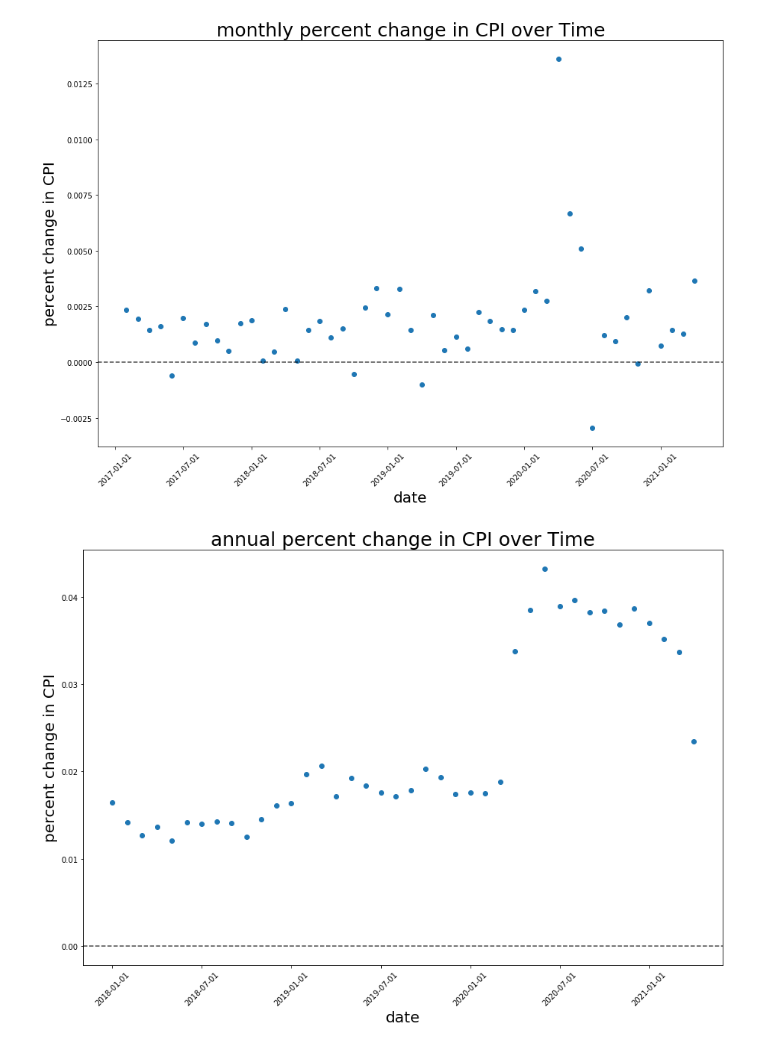
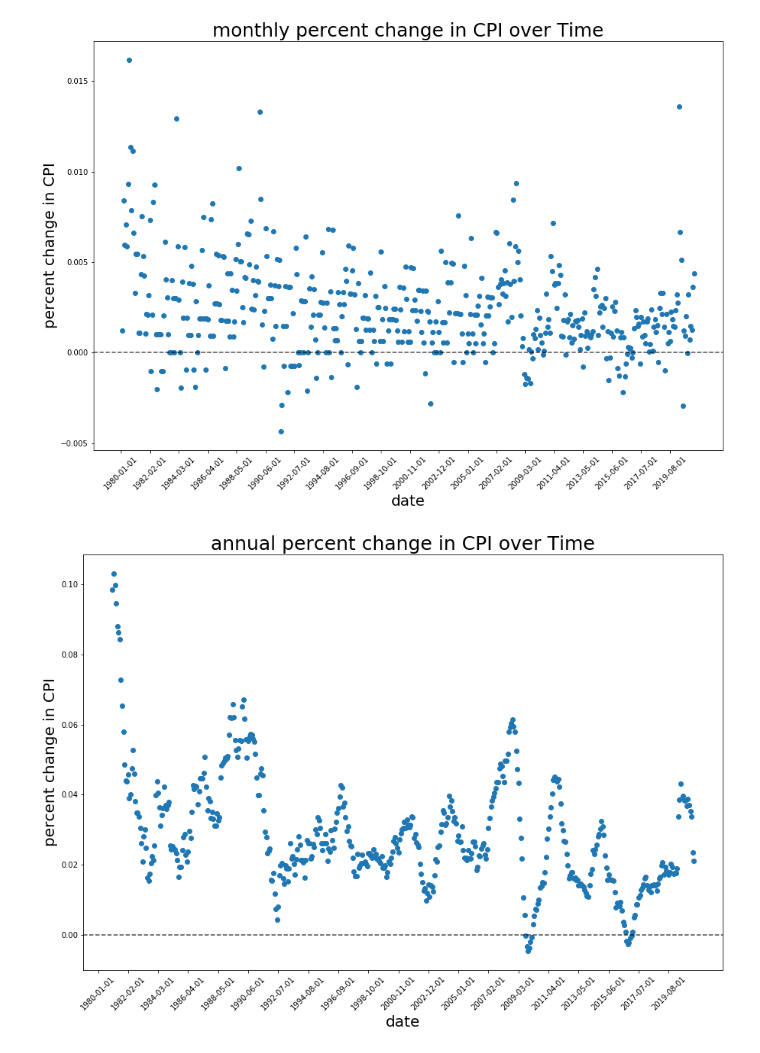
Before and after one commit to atreyarawat123/InflationVisualizations, a Jupyter notebook: code/InflationVisualizations.ipynb, the cells around one changed output. Cells and saved outputs as stored; diff of their text form; code cells hidden in the pictures.

Commit message:
adding data from 1980 to 2021 and making visualizations

```diff
--- a/code/InflationVisualizations.ipynb
+++ b/code/InflationVisualizations.ipynb
@@ -22,25 +22,25 @@ plt.plot(inf['DATE'], inf['PCHANGE'], 'o', alpha = 1.0)
 plt.axhline(y=0.0, linestyle='--', color = 'black', alpha = 0.7)
 plt.xlabel('date', fontsize=20)
 plt.xticks(rotation=45)
-plt.xticks(np.arange(0,52))
-plt.locator_params(axis='x', nbins=10)
+plt.xticks(np.arange(0,500))
+plt.locator_params(axis='x', nbins=20)
 plt.ylabel('percent change in CPI', fontsize=20)
 plt.title("monthly percent change in CPI over Time", fontsize=25);
 # %% [output]
-[figure, old version]
+[figure, new version]
 # %%
 inf['PACHANGE'] = inf['CPIFABSL'].pct_change(periods = 12)
 fig, ax = plt.subplots(figsize = (15, 10))
 plt.plot(inf['DATE'], inf['PACHANGE'], 'o', alpha = 1.0)
 plt.axhline(y=0.0, linestyle='--', color = 'black', alpha = 0.7)
 plt.xlabel('date', fontsize=20)
 plt.xticks(rotation=45)
-plt.xticks(np.arange(0,52))
-plt.locator_params(axis='x', nbins=10)
+plt.xticks(np.arange(0,500))
+plt.locator_params(axis='x', nbins=20)
 plt.ylabel('percent change in CPI', fontsize=20)
 plt.title("annual percent change in CPI over Time", fontsize=25);
 # %% [output]
-[figure, old version]
+[figure, new version]
 # %%
 inf['CHANGE'] = inf['CPIFABSL'].diff()
 fig, ax = plt.subplots(figsize = (15, 10))
```
Also changed, not shown: parts of 2 cells of this notebook.
